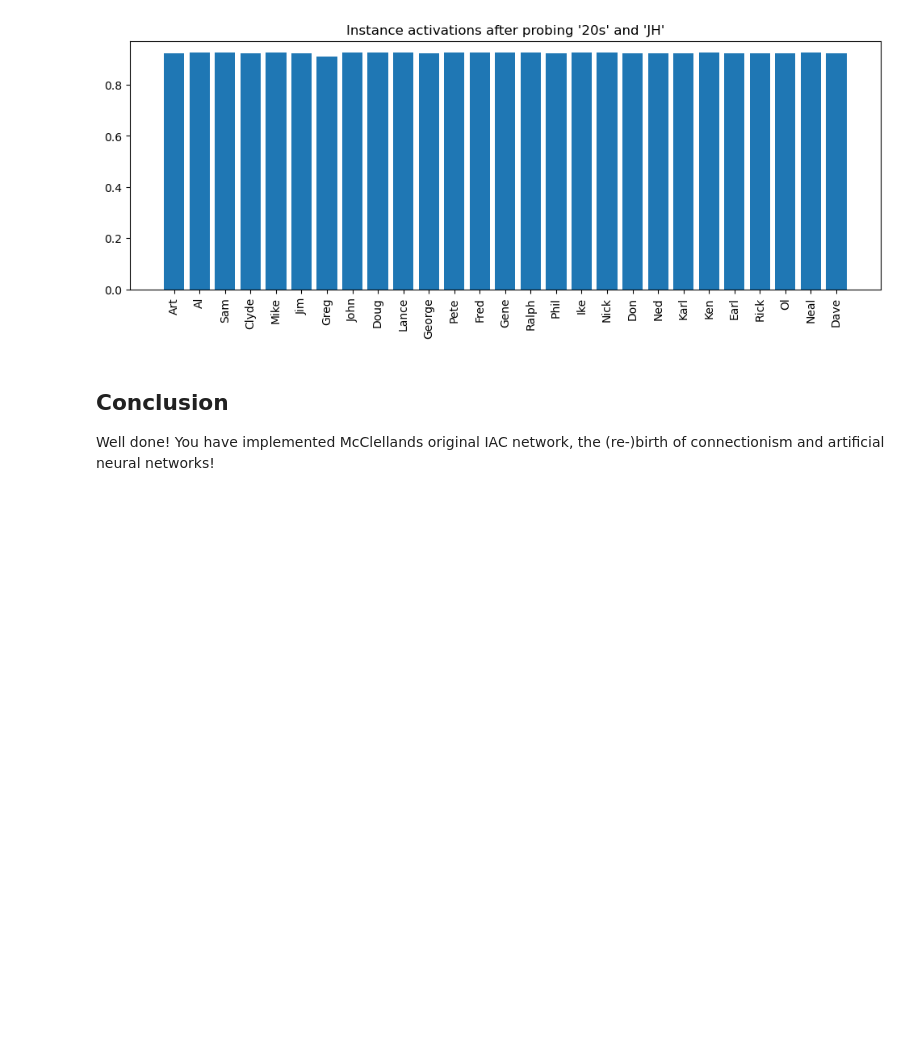
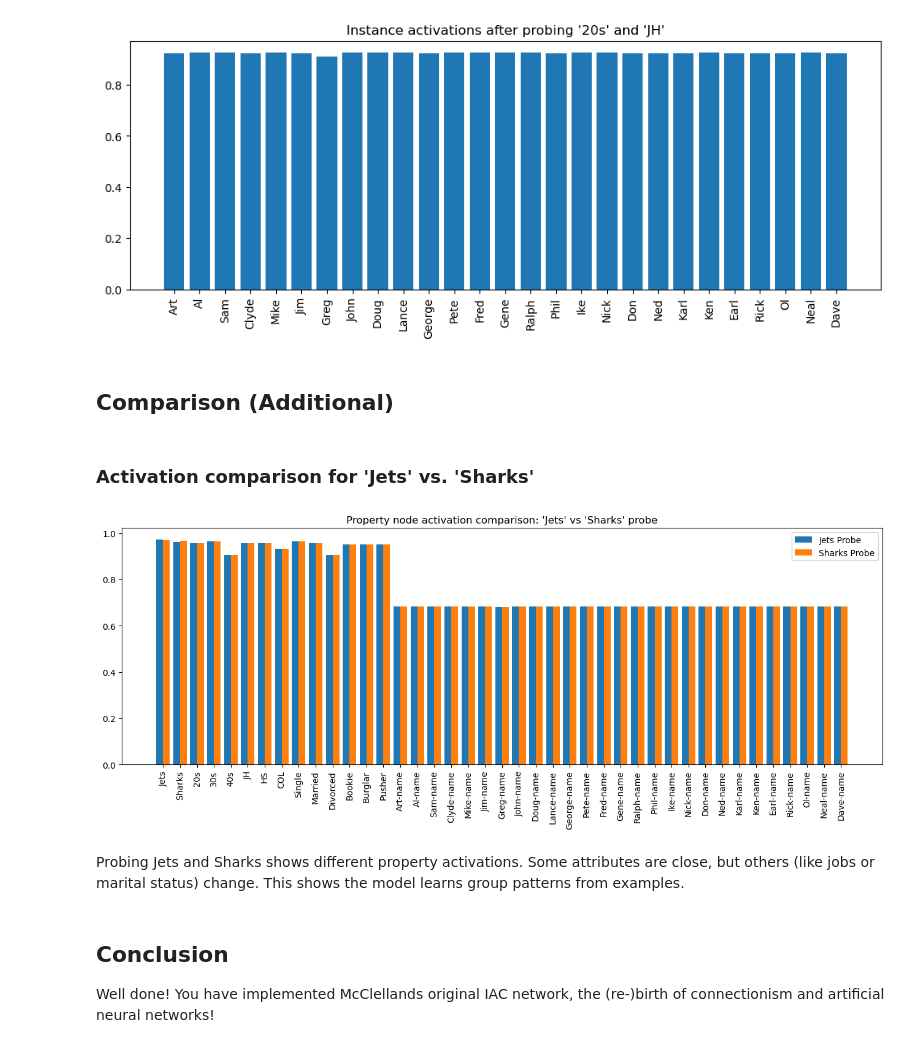
Before and after one commit to kooroshkz/Cognition_and_Computation, a Jupyter notebook: Project-4/connectionism.ipynb, the cells around one changed output. Drawn from its saved outputs; the diff is of its cells as text; code cells hidden in the pictures; blank space fills up the shorter version.

```diff
--- a/Project-4/connectionism.ipynb
+++ b/Project-4/connectionism.ipynb
@@ -52,12 +50,8 @@ data.head()
 ### Assignment 1.2
 Now you will need to represent inhibitory connections between property nodes. Think about your design choices.
 # %%
-# Assignment 1.2
-inhibitory_matrix = np.zeros_like(data.values)
+inhibitory = np.zeros_like(data.values)
 
-# Example cohorts based on dataset structure (adjust these index ranges if needed):
-# Property cohorts: (just an example structure — adjust based on dataset)
-# Gang: 27-29, Age: 29-32, Edu: 32-35, Marital: 35-38, Occupation: 38-41, etc.
 cohorts = [
     range(27, 29),   # Gang
     range(29, 32),   # Age
@@ -66,16 +60,14 @@ cohorts = [
     range(38, 41)    # Occupation
 ]
 
-# Add inhibition: -1 between all nodes in the same cohort except on the diagonal
 for cohort in cohorts:
     for i in cohort:
         for j in cohort:
             if i != j:
-                inhibitory_matrix[i, j] = -1
+                inhibitory[i, j] = -1
 
-# Convert to DataFrame to keep same structure
-inhibitory_matrix = pd.DataFrame(inhibitory_matrix, index=data.index, columns=data.columns)
-inhibitory_matrix.head()
+inhibitory = pd.DataFrame(inhibitory, index=data.index, columns=data.columns)
+inhibitory.head()
 # %% [output]
 |  | Art | Al | Sam | Clyde | Mike | Jim | Greg | John | Doug | Lance | ... | ... |
 | Art | 0 | 0 | 0 | 0 | 0 | 0 | 0 | 0 | 0 | 0 | ... | ... |
@@ -291,6 +273,40 @@ plt.title("Instance activations after probing '20s' and 'JH'")
 plt.show()
 # %% [output]
 [figure]
+# %% [markdown]
+## Comparison (Additional)
+# %% [markdown]
+### **Activation comparison for 'Jets' vs. 'Sharks'**
+# %%
+model_jets = IACModel(data, inhibitory)
+model_sharks = IACModel(data, inhibitory)
+
+jets_idx = data.index.get_loc('Jets')
+sharks_idx = data.index.get_loc('Sharks')
+
+probe_jets = np.zeros(model_jets.n_nodes)
+probe_jets[jets_idx] = 0.2
+
+probe_sharks = np.zeros(model_sharks.n_nodes)
+probe_sharks[sharks_idx] = 0.2
+
+model_jets.run(probe_jets, timesteps=500)
+model_sharks.run(probe_sharks, timesteps=500)
+
+plt.figure(figsize=(16, 5))
+x = np.arange(len(data.index[27:]))
+
+plt.bar(x - 0.2, model_jets.activations[27:], width=0.4, label='Jets Probe')
+plt.bar(x + 0.2, model_sharks.activations[27:], width=0.4, label='Sharks Probe')
+
+plt.xticks(x, data.index[27:], rotation=90)
+plt.title("Property node activation comparison: 'Jets' vs 'Sharks' probe")
+plt.legend()
+plt.show()
+# %% [output]
+[figure, added]
+# %% [markdown]
+Probing Jets and Sharks shows different property activations. Some attributes are close, but others (like jobs or marital status) change. This shows the model learns group patterns from examples.
 # %% [markdown]
 ## Conclusion
 Well done! You have implemented McClellands original IAC network, the (re-)birth of connectionism and artificial neural networks!
```
Also changed, not shown: parts of 7 cells of this notebook.
